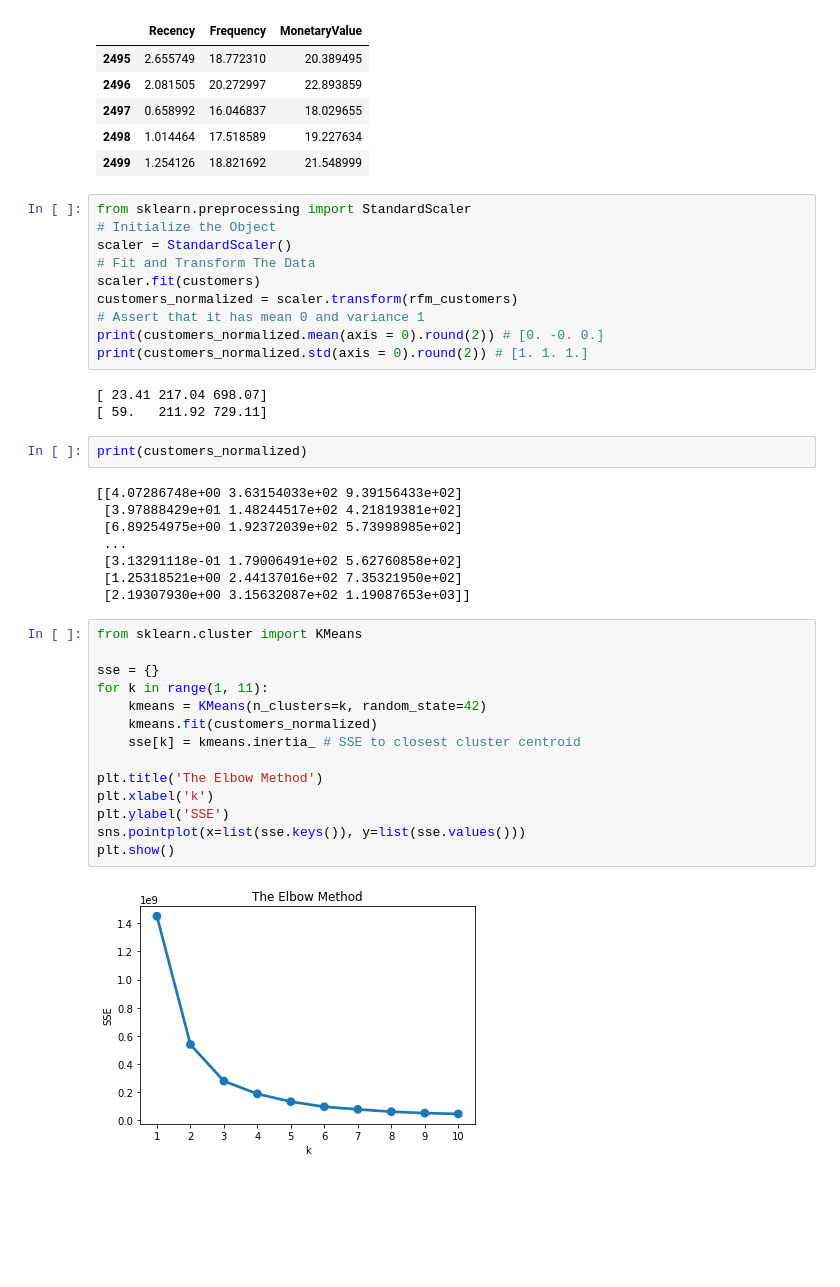
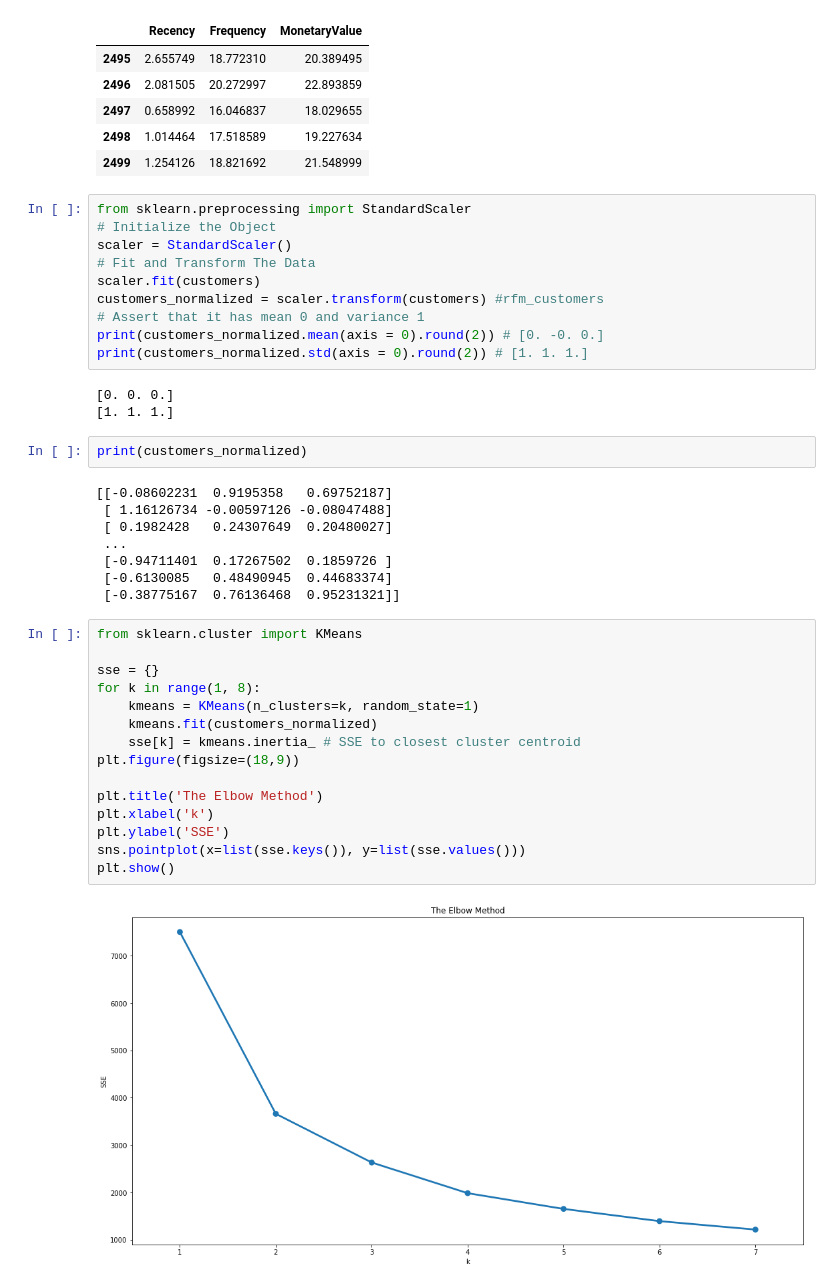
Before and after one commit to komkar123/INFO7374-Algorithmic_Digital_Marketing, a Jupyter notebook: Project/Customer Segmentation/Customer Segmentation.ipynb, the cells around one changed output. Cells and saved outputs as stored; diff of their text form; blank space fills up the shorter version.

```diff
--- a/Project/Customer Segmentation/Customer Segmentation.ipynb
+++ b/Project/Customer Segmentation/Customer Segmentation.ipynb
@@ -336,37 +326,38 @@ from sklearn.preprocessing import StandardScaler
 scaler = StandardScaler()
 # Fit and Transform The Data
 scaler.fit(customers)
-customers_normalized = scaler.transform(rfm_customers)
+customers_normalized = scaler.transform(customers) #rfm_customers
 # Assert that it has mean 0 and variance 1
 print(customers_normalized.mean(axis = 0).round(2)) # [0. -0. 0.]
 print(customers_normalized.std(axis = 0).round(2)) # [1. 1. 1.]
 # %% [output]
-[ 23.41 217.04 698.07]
-[ 59.   211.92 729.11]
+[0. 0. 0.]
+[1. 1. 1.]
 # %%
 print(customers_normalized)
 # %% [output]
-[[4.07286748e+00 3.63154033e+02 9.39156433e+02]
- [3.97888429e+01 1.48244517e+02 4.21819381e+02]
- [6.89254975e+00 1.92372039e+02 5.73998985e+02]
+[[-0.08602231  0.9195358   0.69752187]
+ [ 1.16126734 -0.00597126 -0.08047488]
+ [ 0.1982428   0.24307649  0.20480027]
  ...
- [3.13291118e-01 1.79006491e+02 5.62760858e+02]
- [1.25318521e+00 2.44137016e+02 7.35321950e+02]
- [2.19307930e+00 3.15632087e+02 1.19087653e+03]]
+ [-0.94711401  0.17267502  0.1859726 ]
+ [-0.6130085   0.48490945  0.44683374]
+ [-0.38775167  0.76136468  0.95231321]]
 # %%
 from sklearn.cluster import KMeans
 
 sse = {}
-for k in range(1, 11):
-    kmeans = KMeans(n_clusters=k, random_state=42)
+for k in range(1, 8):
+    kmeans = KMeans(n_clusters=k, random_state=1)
     kmeans.fit(customers_normalized)
     sse[k] = kmeans.inertia_ # SSE to closest cluster centroid
+plt.figure(figsize=(18,9))
 
 plt.title('The Elbow Method')
 plt.xlabel('k')
 plt.ylabel('SSE')
 sns.pointplot(x=list(sse.keys()), y=list(sse.values()))
 plt.show()
 # %% [output]
-[figure, old version]
+[figure, new version]
 # %%
```
Also changed, not shown: parts of 12 cells of this notebook.
